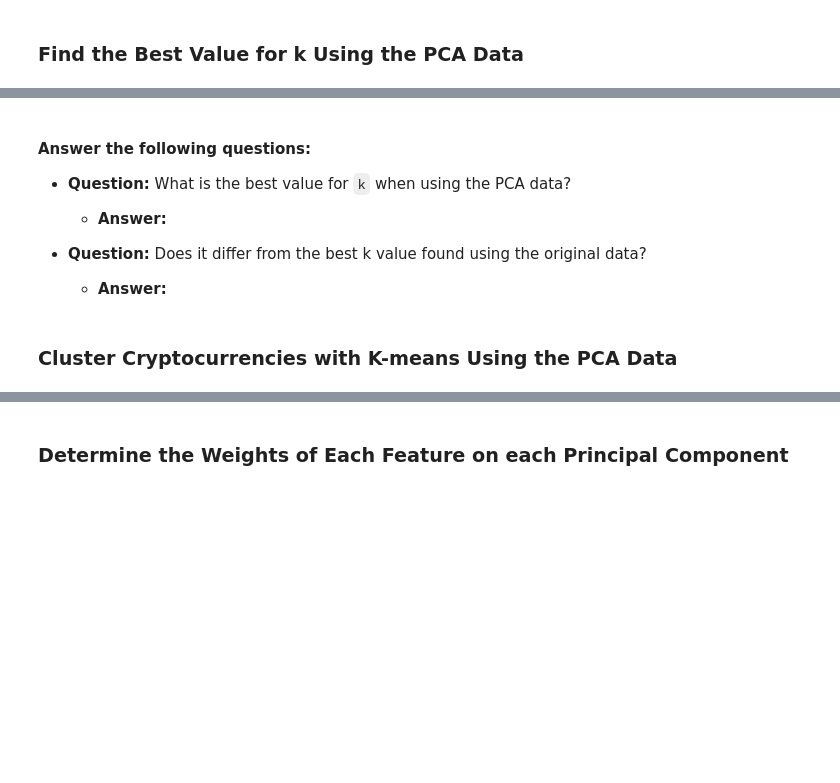
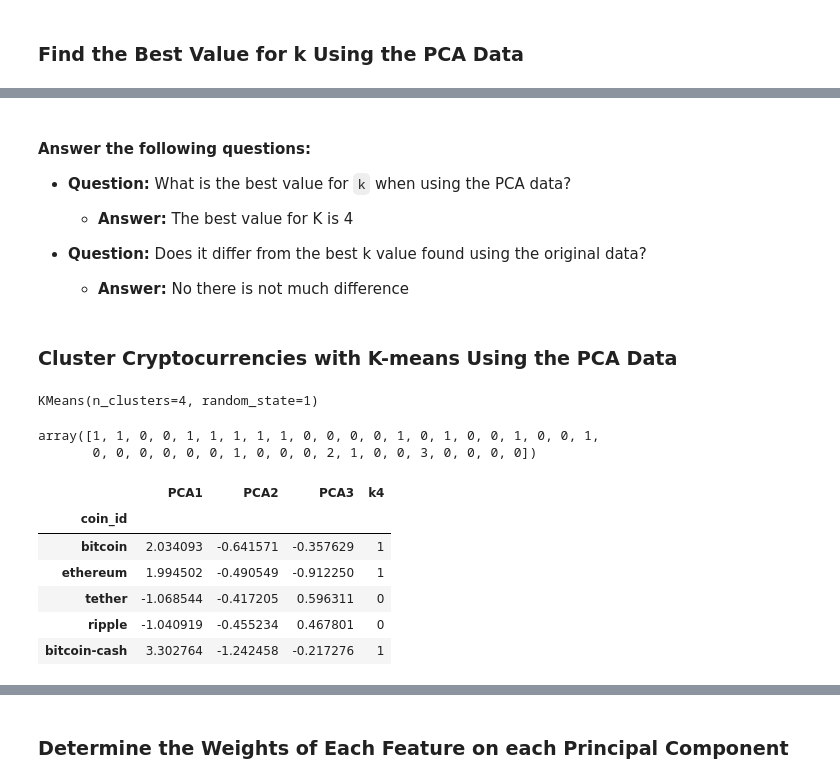
Before and after one commit to raishamaharrani/CryptoClustering, a Jupyter notebook: Crypto_Clustering.ipynb, the cells around one changed output, grey strips where cells are left out. Drawn from its saved outputs; the diff is of its cells as text; code cells hidden in the pictures; blank space fills up the shorter version.

```diff
--- a/Crypto_Clustering.ipynb
+++ b/Crypto_Clustering.ipynb
@@ -278,30 +305,47 @@ NaN     -2.102830  1.399568  1.755424
 #### Answer the following questions:
 * **Question:** What is the best value for `k` when using the PCA data?
 
-  * **Answer:**
+  * **Answer:** The best value for K is 4
 
 
 * **Question:** Does it differ from the best k value found using the original data?
 
-  * **Answer:**
+  * **Answer:** No there is not much difference
 # %% [markdown]
 ### Cluster Cryptocurrencies with K-means Using the PCA Data
 # %%
 # Initialize the K-Means model using the best value for k
+model = KMeans(n_clusters=4, n_init='auto', random_state=1)
 # %%
 # Fit the K-Means model using the PCA data
+model.fit(pca_df)
+# %% [output]
+KMeans(n_clusters=4, random_state=1)
 # %%
 # Predict the clusters to group the cryptocurrencies using the PCA data
-
+k_4 = model.predict(pca_df)
 
 # Print the resulting array of cluster values.
+k_4
+# %% [output]
+array([1, 1, 0, 0, 1, 1, 1, 1, 1, 0, 0, 0, 0, 1, 0, 1, 0, 0, 1, 0, 0, 1,
+       0, 0, 0, 0, 0, 0, 1, 0, 0, 0, 2, 1, 0, 0, 3, 0, 0, 0, 0])
 # %%
 # Create a copy of the DataFrame with the PCA data
-
+k_4_pca_data_df = pca_df.copy()
 
 # Add a new column to the DataFrame with the predicted clusters
-
+k_4_pca_data_df['k4']= k_4
 
 # Display sample data
+k_4_pca_data_df.head()
+# %% [output]
+|  | PCA1 | PCA2 | PCA3 | k4 |
+| coin_id |  |  |  |  |
+| bitcoin | 2.034093 | -0.641571 | -0.357629 | 1 |
+| ethereum | 1.994502 | -0.490549 | -0.912250 | 1 |
+| tether | -1.068544 | -0.417205 | 0.596311 | 0 |
+| ripple | -1.040919 | -0.455234 | 0.467801 | 0 |
+| bitcoin-cash | 3.302764 | -1.242458 | -0.217276 | 1 |
 # %%
 # Create a scatter plot using hvPlot by setting `x="PCA1"` and `y="PCA2"`.
```
Also changed, not shown: parts of 13 cells of this notebook.
